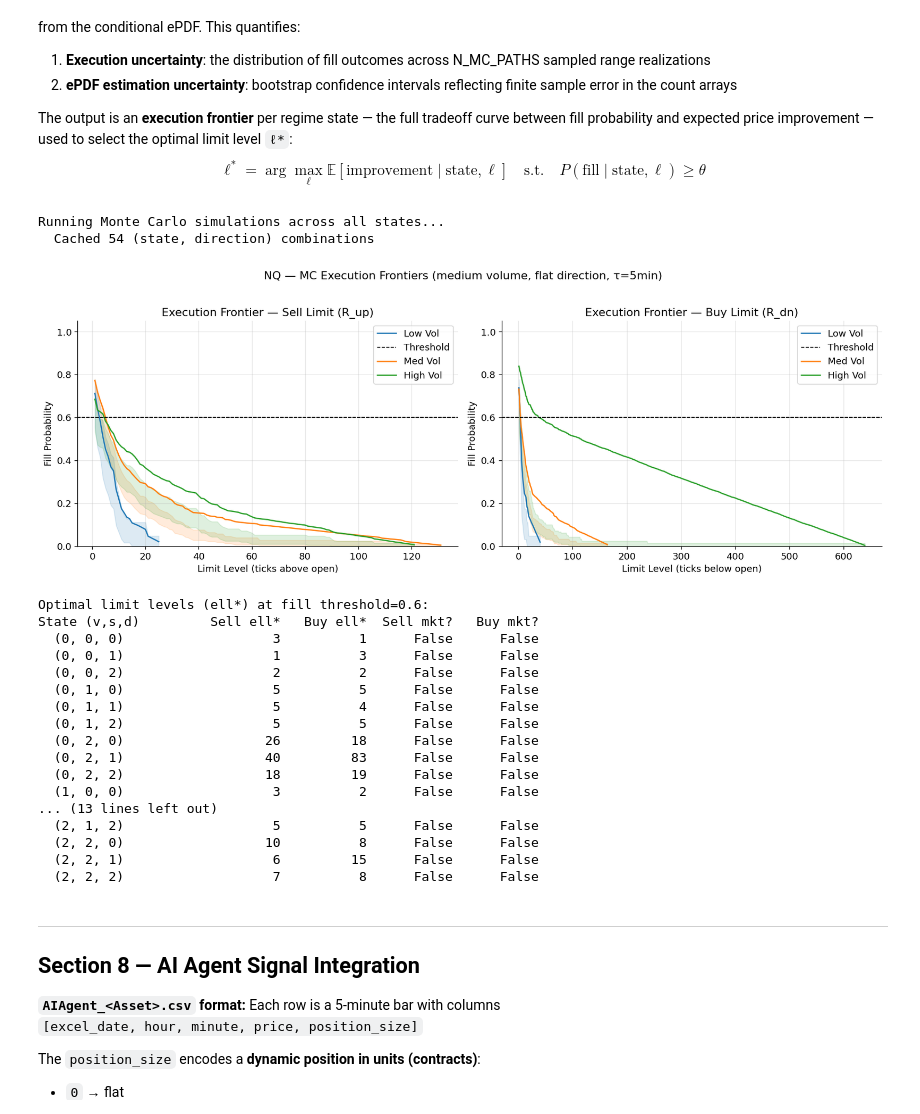
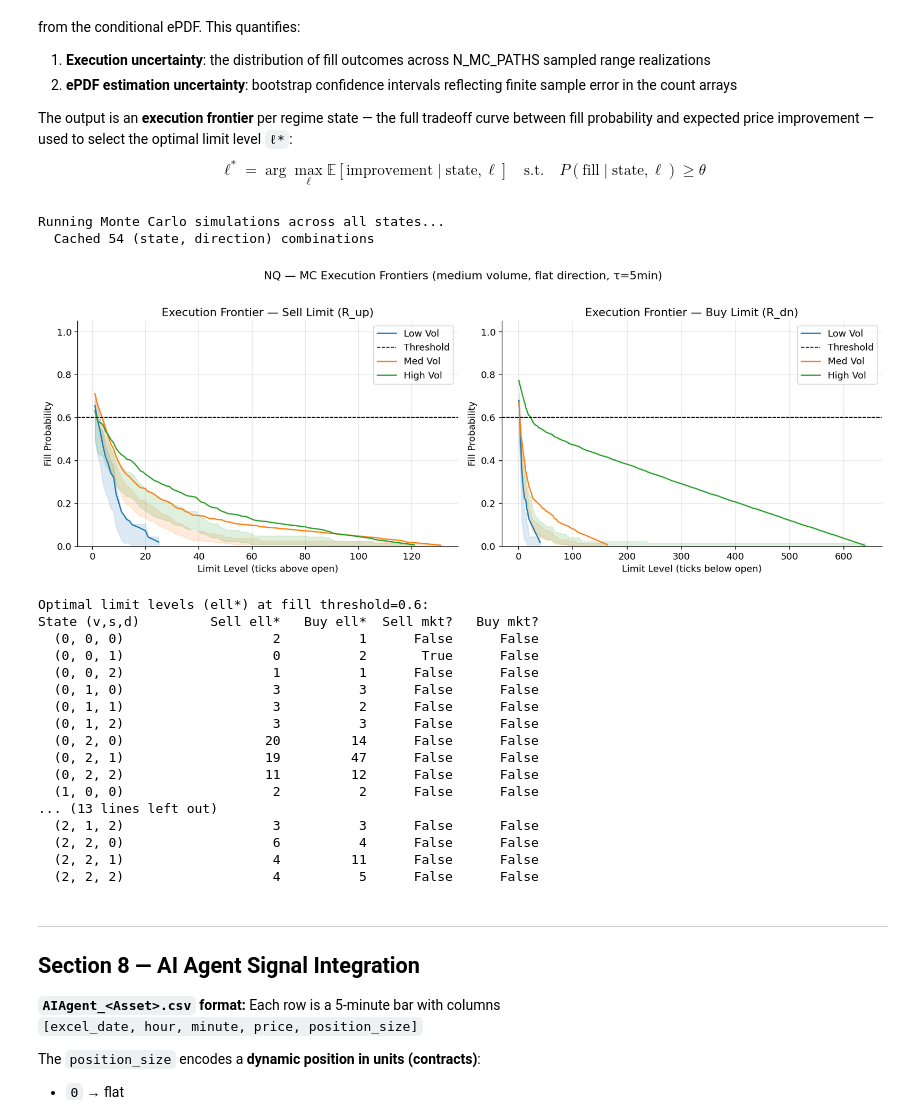
Before and after one commit to lysanderzhang/monte-carlo-project-group, a Jupyter notebook: order_execution.ipynb, the cells around one changed output. Saved outputs shown, nothing was run; the diff lists cells and outputs as text; code cells hidden in the pictures.

```diff
--- a/order_execution.ipynb
+++ b/order_execution.ipynb
@@ -62,6 +62,7 @@ BOOTSTRAP_REPS   = 1_000       # bootstrap resamples for ePDF estimation uncerta
 
 # --- Backtest & Order Placement ---
 FILL_PROB_THRESHOLD = 0.60     # min fill probability required to place a limit order
+QUEUE_HAIRCUT    = 0.92        # queue-position discount on raw fill probability (1.0 = no haircut)
 
 # --- Synthetic Signal fallback (used only when USE_AI_AGENT_SIGNAL = False) ---
 SIGNAL_TYPE      = 'momentum'  # 'momentum' or 'mean_reversion'
@@ -816,6 +817,7 @@ def mc_simulate_execution(
     state: Tuple[int, int, int],
     direction: str,             # 'R_up' (sell limit) or 'R_dn' (buy limit)
     fill_prob_threshold: float  = FILL_PROB_THRESHOLD,
+    queue_haircut: float        = QUEUE_HAIRCUT,
     n_paths: int                = N_MC_PATHS,
     bootstrap_reps: int         = BOOTSTRAP_REPS,
     confidence: float           = MC_CONFIDENCE,
@@ -851,7 +853,7 @@ def mc_simulate_execution(
     samples = rng.choice(L, size=n_paths, p=pmf)   # simulated range excursions
 
     ell_grid       = np.arange(1, L)
-    fill_rates     = np.array([np.mean(samples >= ell) for ell in ell_grid])
+    fill_rates     = queue_haircut * np.array([np.mean(samples >= ell) for ell in ell_grid])
     # E[improvement | state, ell]: improvement = ell ticks if filled, 0 otherwise
     exp_improvement = ell_grid * fill_rates   # in ticks
 
@@ -871,8 +873,8 @@ def mc_simulate_execution(
             for i, ell in enumerate(ell_grid):
                 boot_fill_rates[b, i] = np.mean(boot_sample >= ell)
         alpha = (1 - confidence) / 2
-        ci_lo = np.percentile(boot_fill_rates, 100 * alpha,     axis=0)
-        ci_hi = np.percentile(boot_fill_rates, 100 * (1-alpha), axis=0)
+        ci_lo = queue_haircut * np.percentile(boot_fill_rates, 100 * alpha,     axis=0)
+        ci_hi = queue_haircut * np.percentile(boot_fill_rates, 100 * (1-alpha), axis=0)
 
     # ── 3. Optimal limit level selection ──
     feasible = np.where(fill_rates >= fill_prob_threshold)[0]
@@ -902,6 +904,7 @@ def build_mc_frontier_cache(
     n_states: int = N_STATES,
     k_states: int = K_STATES,
     fill_prob_threshold: float = FILL_PROB_THRESHOLD,
+    queue_haircut: float = QUEUE_HAIRCUT,
 ) -> Dict[Tuple, Dict]:
     """
     Pre-compute MC simulation results for all (state, direction) combinations.
@@ -911,9 +914,11 @@ def build_mc_frontier_cache(
     for vs, ss, ds in product(range(m_states), range(n_states), range(k_states)):
         state = (vs, ss, ds)
         cache[(state, 'R_up')] = mc_simulate_execution(
-            store, state, 'R_up', fill_prob_threshold=fill_prob_threshold)
+            store, state, 'R_up', fill_prob_threshold=fill_prob_threshold,
+            queue_haircut=queue_haircut)
         cache[(state, 'R_dn')] = mc_simulate_execution(
-            store, state, 'R_dn', fill_prob_threshold=fill_prob_threshold)
+            store, state, 'R_dn', fill_prob_threshold=fill_prob_threshold,
+            queue_haircut=queue_haircut)
     return cache
 
 
@@ -935,51 +940,51 @@ for ss, color in zip(range(N_STATES), PALETTE[:3]):
                 color=color, label=state_labels[ss])
         ax.fill_between(res['ell_grid'], res['ci_fill_lo'], res['ci_fill_hi'],
                         color=color, alpha=0.15)
         ax.axhline(FILL_PROB_THRESHOLD, color='k', linestyle='--',
                    linewidth=1, label='Threshold' if ss==0 else '')
 
 axes[0].set(title='Execution Frontier — Sell Limit (R_up)',
             xlabel='Limit Level (ticks above open)', ylabel='Fill Probability')
 axes[1].set(title='Execution Frontier — Buy Limit (R_dn)',
             xlabel='Limit Level (ticks below open)', ylabel='Fill Probability')
 for ax in axes:
     ax.legend()
     ax.set_ylim(0, 1.05)
 plt.suptitle(f'{ASSET} — MC Execution Frontiers (medium volume, flat direction, τ={TAU}min)',
              y=1.02)
 plt.tight_layout()
 plt.show()
 
 # Report optimal ell per state
 print(f"\nOptimal limit levels (ell*) at fill threshold={FILL_PROB_THRESHOLD}:")
 print(f"{'State (v,s,d)':<20} {'Sell ell*':>10} {'Buy ell*':>10} {'Sell mkt?':>10} {'Buy mkt?':>10}")
 for vs, ss, ds in product(range(M_STATES), range(N_STATES), range(K_STATES)):
     state = (vs, ss, ds)
     r_up = mc_cache[(state, 'R_up')]
     r_dn = mc_cache[(state, 'R_dn')]
     print(f"  {str(state):<18} {r_up['optimal_ell']:>10} {r_dn['optimal_ell']:>10} "
           f"{str(r_up['is_market_order']):>10} {str(r_dn['is_market_order']):>10}")
 # %% [output]
 Running Monte Carlo simulations across all states...
   Cached 54 (state, direction) combinations
-[figure, old version]
+[figure, new version]
 Optimal limit levels (ell*) at fill threshold=0.6:
 State (v,s,d)         Sell ell*   Buy ell*  Sell mkt?   Buy mkt?
-  (0, 0, 0)                   3          1      False      False
-  (0, 0, 1)                   1          3      False      False
-  (0, 0, 2)                   2          2      False      False
-  (0, 1, 0)                   5          5      False      False
-  (0, 1, 1)                   5          4      False      False
-  (0, 1, 2)                   5          5      False      False
-  (0, 2, 0)                  26         18      False      False
-  (0, 2, 1)                  40         83      False      False
-  (0, 2, 2)                  18         19      False      False
-  (1, 0, 0)                   3          2      False      False
+  (0, 0, 0)                   2          1      False      False
+  (0, 0, 1)                   0          2       True      False
+  (0, 0, 2)                   1          1      False      False
+  (0, 1, 0)                   3          3      False      False
+  (0, 1, 1)                   3          2      False      False
+  (0, 1, 2)                   3          3      False      False
+  (0, 2, 0)                  20         14      False      False
+  (0, 2, 1)                  19         47      False      False
+  (0, 2, 2)                  11         12      False      False
+  (1, 0, 0)                   2          2      False      False
 ... (13 lines left out)
-  (2, 1, 2)                   5          5      False      False
-  (2, 2, 0)                  10          8      False      False
-  (2, 2, 1)                   6         15      False      False
-  (2, 2, 2)                   7          8      False      False
+  (2, 1, 2)                   3          3      False      False
+  (2, 2, 0)                   6          4      False      False
+  (2, 2, 1)                   4         11      False      False
+  (2, 2, 2)                   4          5      False      False
 # %% [markdown]
 ---
 ## Section 8 — AI Agent Signal Integration
```
Also changed, not shown: parts of 5 cells of this notebook.
